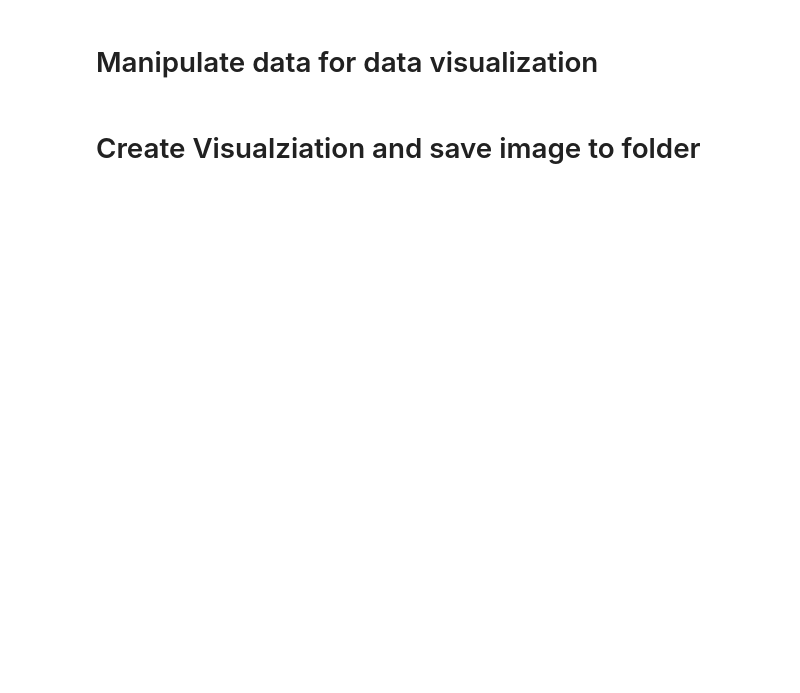
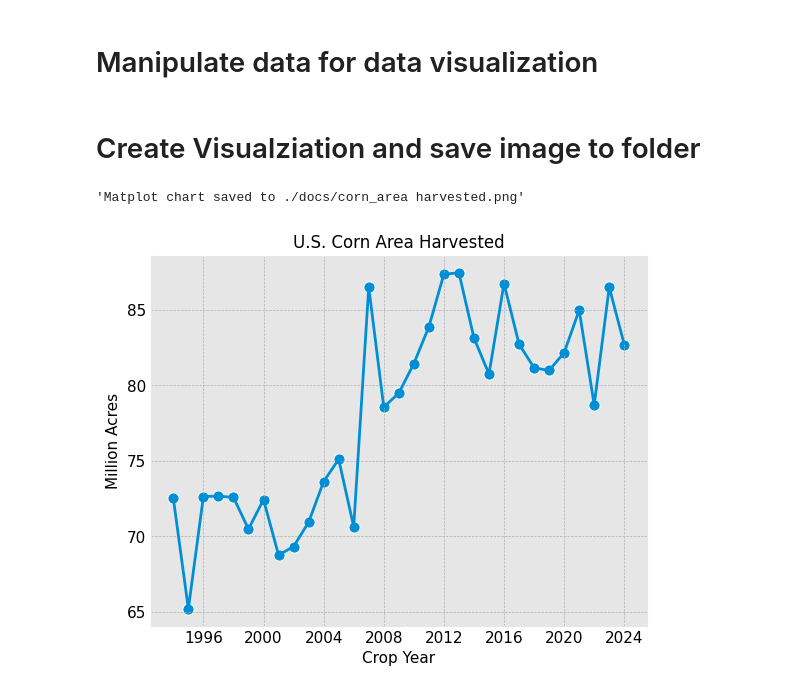
Before and after one commit to micmcc1121/agmkt, a Jupyter notebook: matplot_chart_notebook.ipynb, the cells around one changed output. Drawn from its saved outputs; the diff is of its cells as text; code cells hidden in the pictures; blank space fills up the shorter version.

```diff
--- a/matplot_chart_notebook.ipynb
+++ b/matplot_chart_notebook.ipynb
@@ -62,11 +65,11 @@ memory usage: 276.9+ KB
 None
 # %%
-# stmt_dict = {'COMMODITY_DESC':'CORN', 'PRODN_PRACTICE_DESC':'ALL PRODUCTION PRACTICES',
-#              'UTIL_PRACTICE_DESC':'GRAIN',
-#             # 'CLASS_DESC':'OIL TYPE',
-#              'STATISTICCAT_DESC':'AREA HARVESTED', 'UNIT_DESC':'ACRES', 'AGG_LEVEL_DESC':'NATIONAL', 'REFERENCE_PERIOD_DESC':'YEAR'}
+stmt_dict = {'COMMODITY_DESC':'CORN', 'PRODN_PRACTICE_DESC':'ALL PRODUCTION PRACTICES',
+             'UTIL_PRACTICE_DESC':'GRAIN',
+            # 'CLASS_DESC':'OIL TYPE',
+             'STATISTICCAT_DESC':'AREA HARVESTED', 'UNIT_DESC':'ACRES', 'AGG_LEVEL_DESC':'NATIONAL', 'REFERENCE_PERIOD_DESC':'YEAR'}
 
-# df = nass.df_time_series_chart(stmt_dict=stmt_dict, db_connect=conn)
+df = nass.df_time_series_chart(stmt_dict=stmt_dict, db_connect=conn)
 # %% [markdown]
 # Manipulate data for data visualization
 # %%
@@ -102,5 +105,8 @@ None
 # plt.xlabel('Crop Year')
 # plt.show()
 # %%
-# nass.time_series_chart(df, stmt_dict, './docs', years = 30, scale='Million')
+nass.time_series_chart(df, stmt_dict, './docs', years = 30, scale='Million')
+# %% [output]
+'Matplot chart saved to ./docs/corn_area harvested.png'
+[figure, added]
 # %%
```
Also changed, not shown: parts of 3 cells of this notebook, 3 other files.
